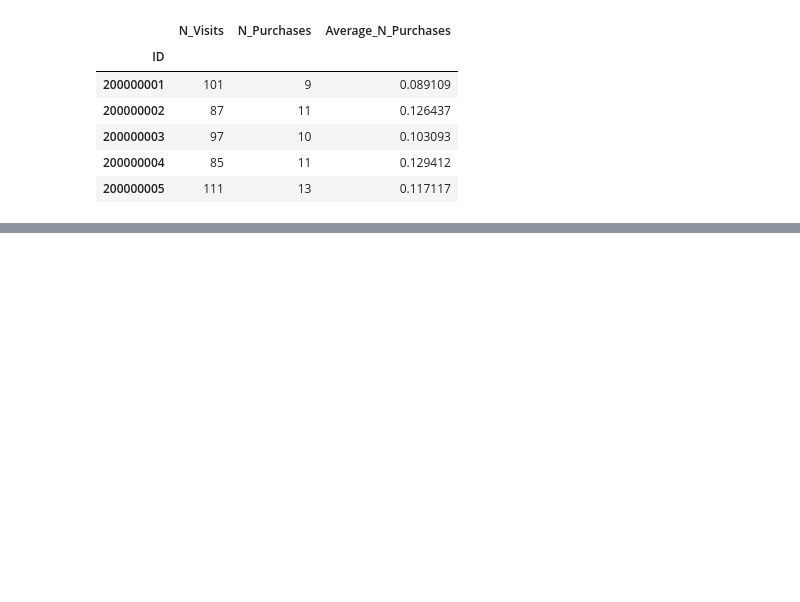
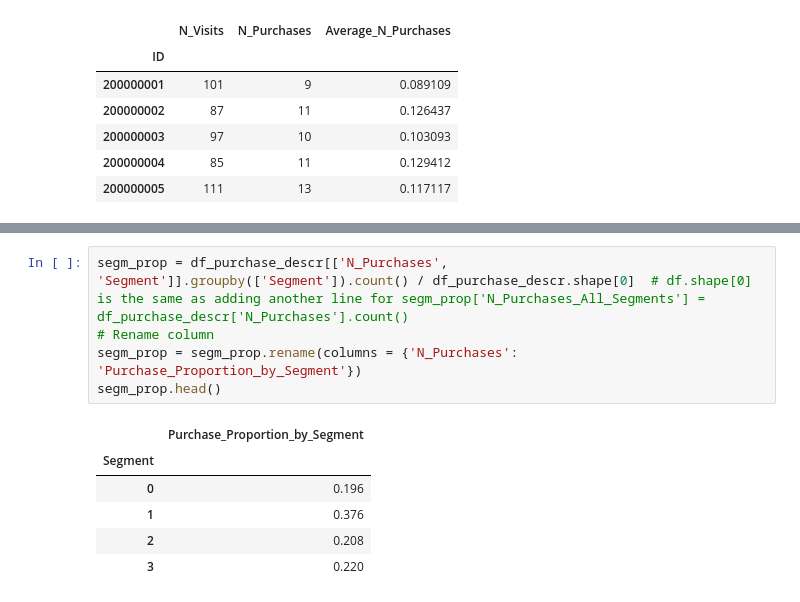
Before and after one commit to mihnguyen/udemy-customer-analytics, a Jupyter notebook: purchase-prediction/notebook_Purchase_Prediction.ipynb, the cells around one changed output, grey strips where cells are left out. Cells and saved outputs as stored; diff of their text form; blank space fills up the shorter version.

```diff
--- a/purchase-prediction/notebook_Purchase_Prediction.ipynb
+++ b/purchase-prediction/notebook_Purchase_Prediction.ipynb
@@ -231,0 +246,12 @@ df_purchase_descr.head()
+# %%
+segm_prop = df_purchase_descr[['N_Purchases', 'Segment']].groupby(['Segment']).count() / df_purchase_descr.shape[0]  # df.shape[0] is the same as adding another line for segm_prop['N_Purchases_All_Segments'] = df_purchase_descr['N_Purchases'].count()
+# Rename column
+segm_prop = segm_prop.rename(columns = {'N_Purchases': 'Purchase_Proportion_by_Segment'})
+segm_prop.head()
+# %% [output]
+|  | Purchase_Proportion_by_Segment |
+| Segment |  |
+| 0 | 0.196 |
+| 1 | 0.376 |
+| 2 | 0.208 |
+| 3 | 0.220 |
```
Also changed, not shown: parts of 7 cells of this notebook.
